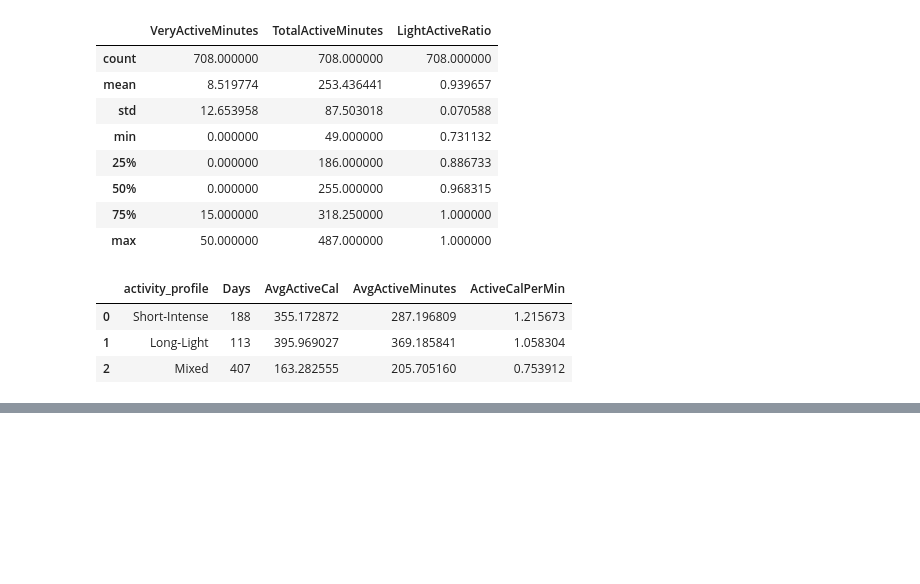
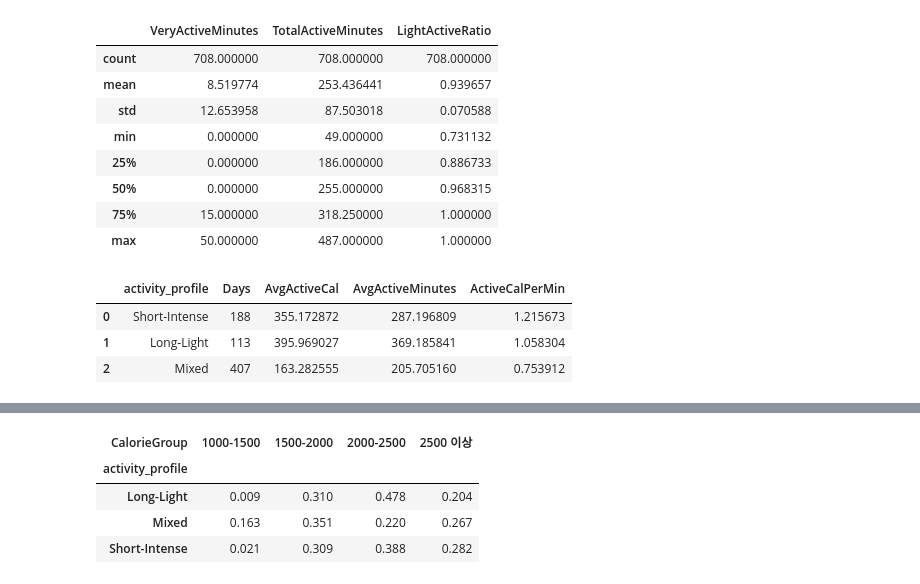
Before and after one commit to jeesy95-creator/sparta_15, a Jupyter notebook: notebooks/Soyun.ipynb, the cells around one changed output, grey strips where cells are left out. Cells and saved outputs as stored; diff of their text form; code cells hidden in the pictures; blank space fills up the shorter version.

```diff
--- a/notebooks/Soyun.ipynb
+++ b/notebooks/Soyun.ipynb
@@ -1458,0 +1530,14 @@ FileNotFoundError: [Errno 2] No such file or directory: '/Users/jisoyun/Desktop/
+# %%
+pivot_profile_cal = profile_cal_group.pivot(
+    index='activity_profile',
+    columns='CalorieGroup',
+    values='Ratio'
+).round(3)
+
+pivot_profile_cal
+# %% [output]
+| CalorieGroup | 1000-1500 | 1500-2000 | 2000-2500 | 2500 이상 |
+| activity_profile |  |  |  |  |
+| Long-Light | 0.009 | 0.310 | 0.478 | 0.204 |
+| Mixed | 0.163 | 0.351 | 0.220 | 0.267 |
+| Short-Intense | 0.021 | 0.309 | 0.388 | 0.282 |
```
Also changed, not shown: parts of 7 cells of this notebook, 1 other file.
